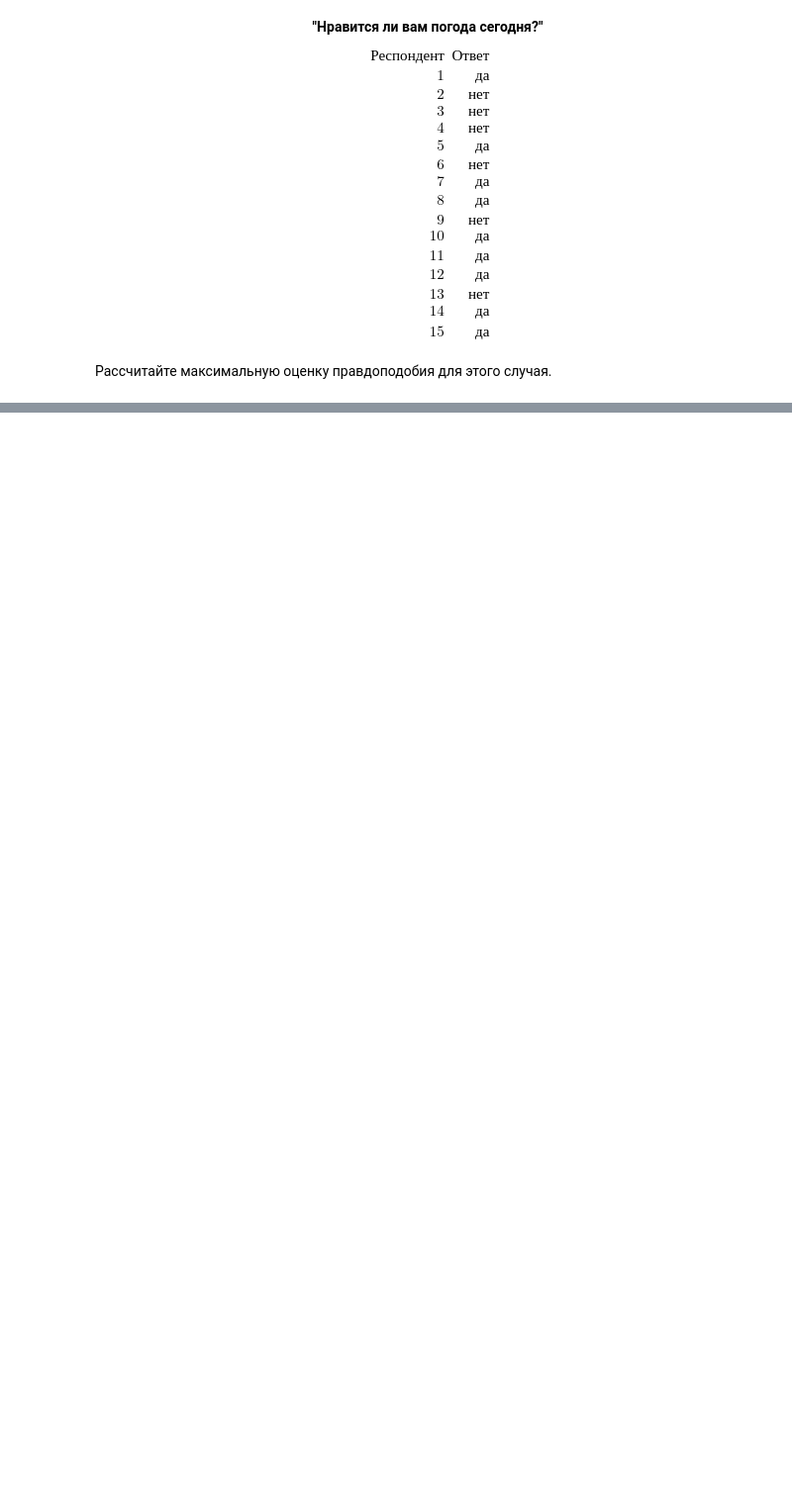
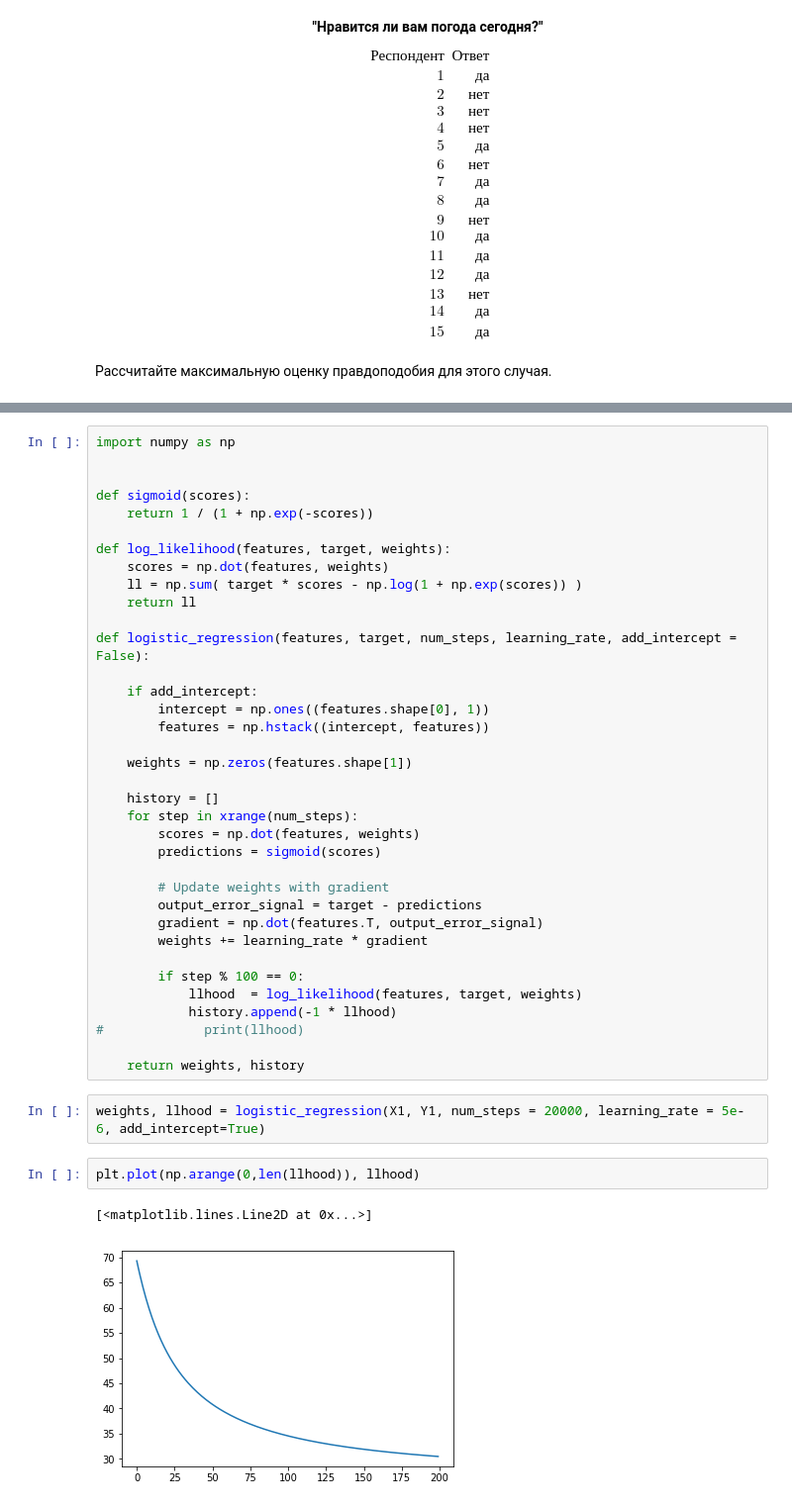
Before and after one commit to shakhova/BananaML, a Jupyter notebook: 11th_21.01.18/LogReg1.ipynb, the cells around one changed output, grey strips where cells are left out. Shown: that part at 99% size. Cells and saved outputs as stored; diff of their text form; blank space fills up the shorter version.

```diff
--- a/11th_21.01.18/LogReg1.ipynb
+++ b/11th_21.01.18/LogReg1.ipynb
@@ -176,0 +277,43 @@ $p = 0.7$ - и вот она, максимальная оценка правдо
+# %%
+import numpy as np
+
+
+def sigmoid(scores):
+    return 1 / (1 + np.exp(-scores))
+
+def log_likelihood(features, target, weights):
+    scores = np.dot(features, weights)
+    ll = np.sum( target * scores - np.log(1 + np.exp(scores)) )
+    return ll
+
+def logistic_regression(features, target, num_steps, learning_rate, add_intercept = False):
+
+    if add_intercept:
+        intercept = np.ones((features.shape[0], 1))
+        features = np.hstack((intercept, features))
+
+    weights = np.zeros(features.shape[1])
+
+    history = []
+    for step in xrange(num_steps):
+        scores = np.dot(features, weights)
+        predictions = sigmoid(scores)
+
+        # Update weights with gradient
+        output_error_signal = target - predictions
+        gradient = np.dot(features.T, output_error_signal)
+        weights += learning_rate * gradient
+
+        if step % 100 == 0:
+            llhood  = log_likelihood(features, target, weights)
+            history.append(-1 * llhood)
+#             print(llhood)
+
+    return weights, history
+# %%
+weights, llhood = logistic_regression(X1, Y1, num_steps = 20000, learning_rate = 5e-6, add_intercept=True)
+# %%
+plt.plot(np.arange(0,len(llhood)), llhood)
+# %% [output]
+[<matplotlib.lines.Line2D at 0x...>]
+[figure, added]
```
Also changed, not shown: parts of 13 cells of this notebook, 2 other files.
